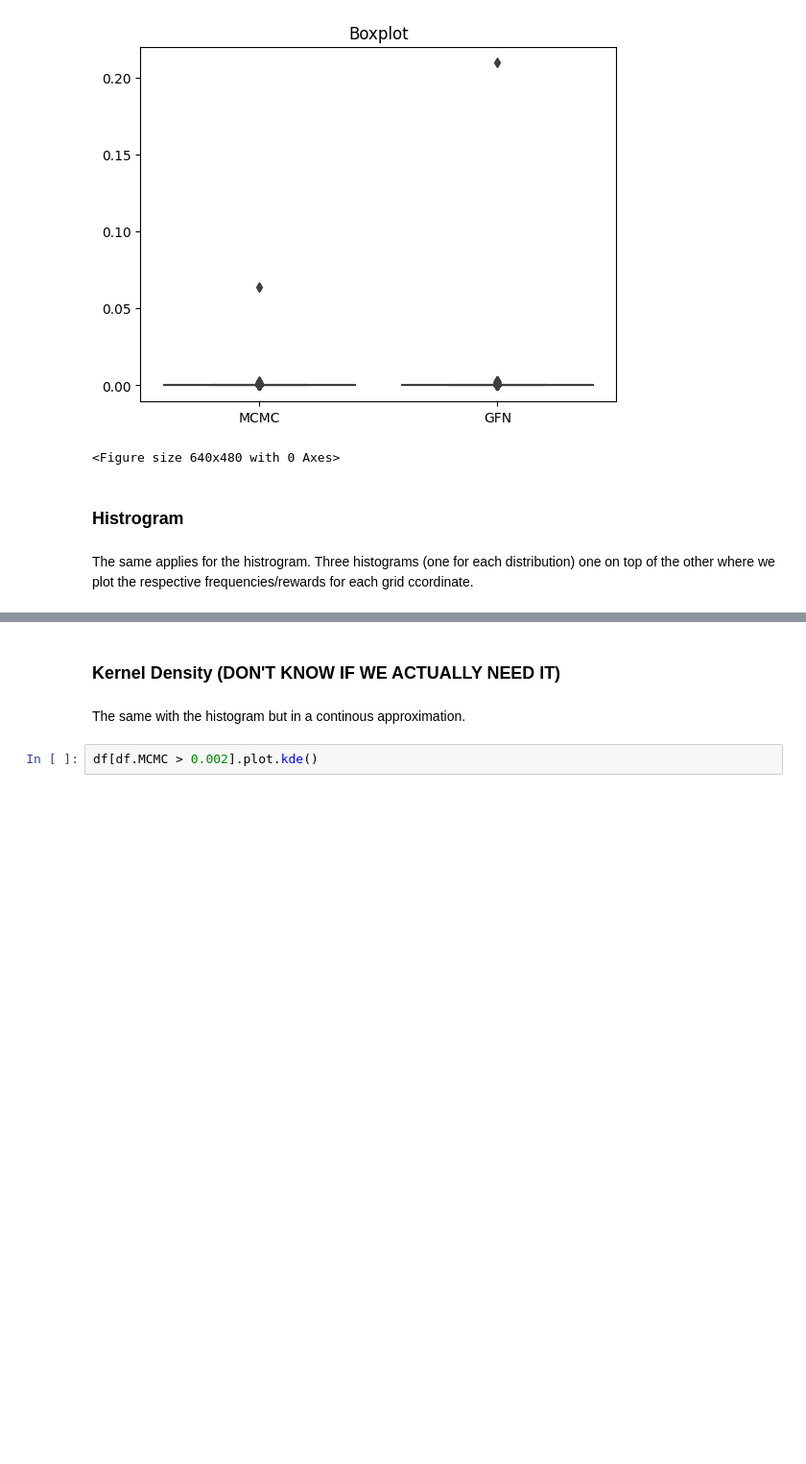
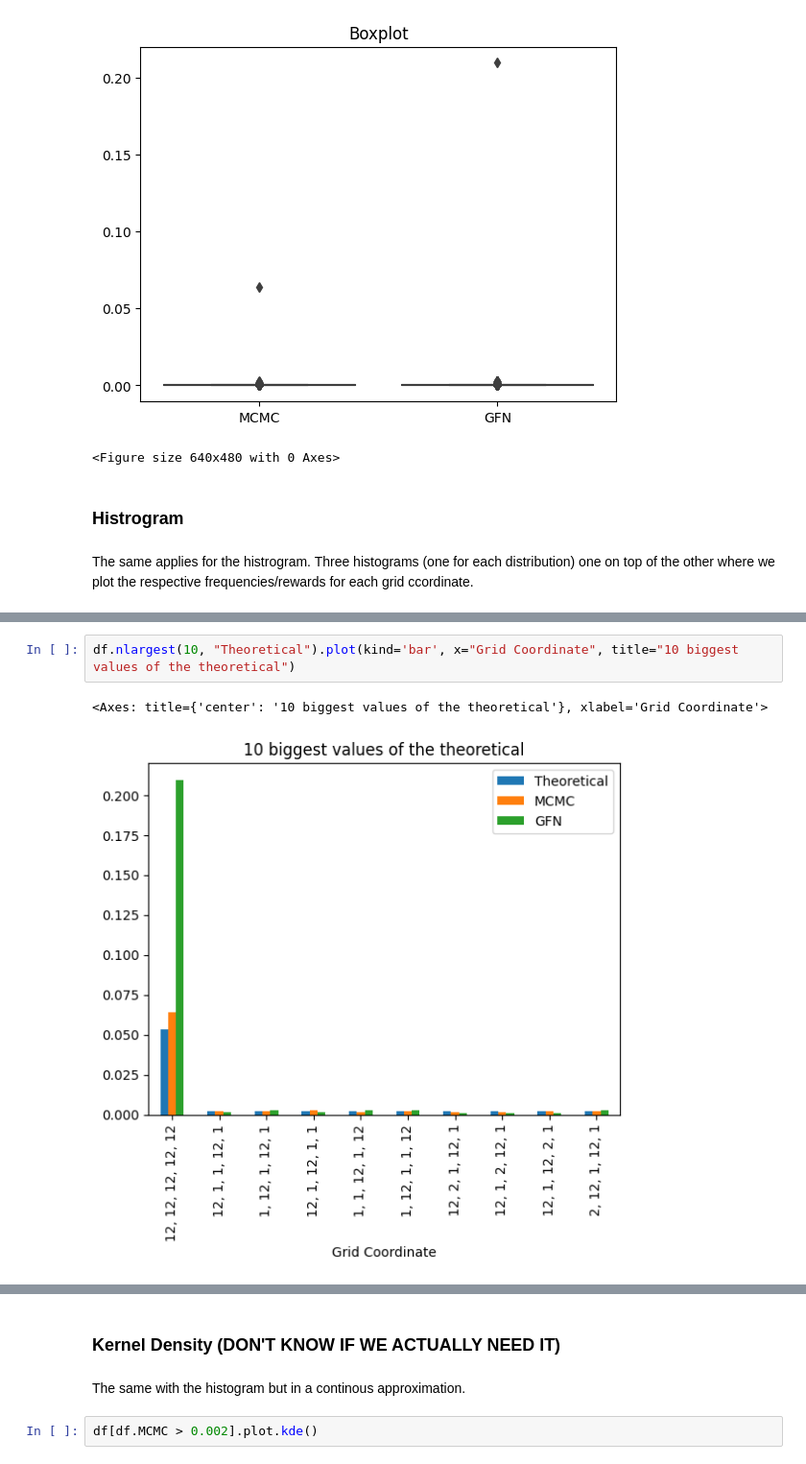
Before and after one commit to JosephRRB/torchgfn_spinfoams, a Jupyter notebook: notebooks/Statistical_Analysis.ipynb, the cells around one changed output, grey strips where cells are left out. Shown at 96% size. Drawn from its saved outputs; the diff is of its cells as text; blank space fills up the shorter version.

```diff
--- a/notebooks/Statistical_Analysis.ipynb
+++ b/notebooks/Statistical_Analysis.ipynb
@@ -155,0 +146,5 @@ for i in range(0, gfn_distributions_over_time.shape[0], int(gfn_distributions_ov
+# %%
+df.nlargest(10, "Theoretical").plot(kind='bar', x="Grid Coordinate", title="10 biggest values of the theoretical")
+# %% [output]
+<Axes: title={'center': '10 biggest values of the theoretical'}, xlabel='Grid Coordinate'>
+[figure, added]
```
Also changed, not shown: parts of 8 cells of this notebook.
